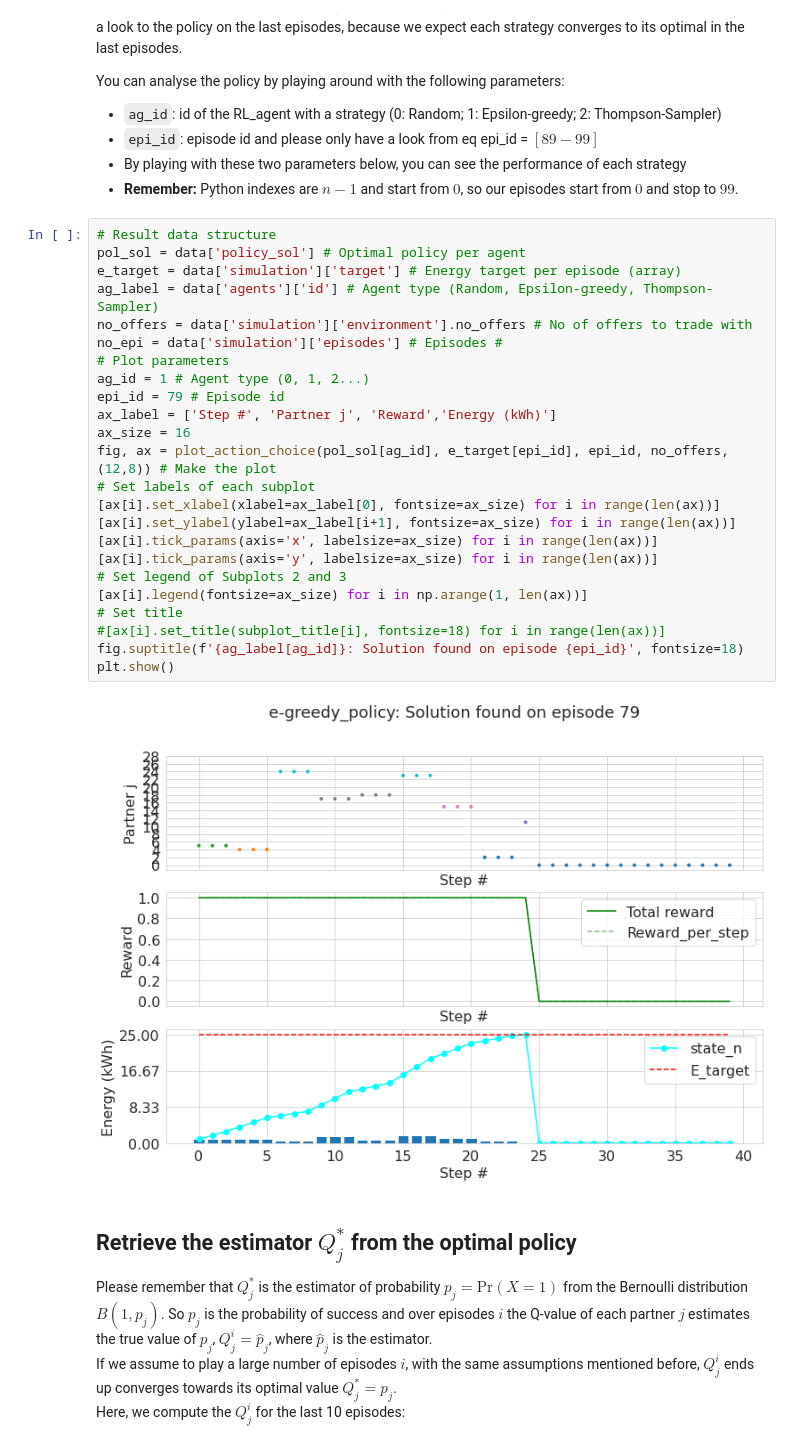
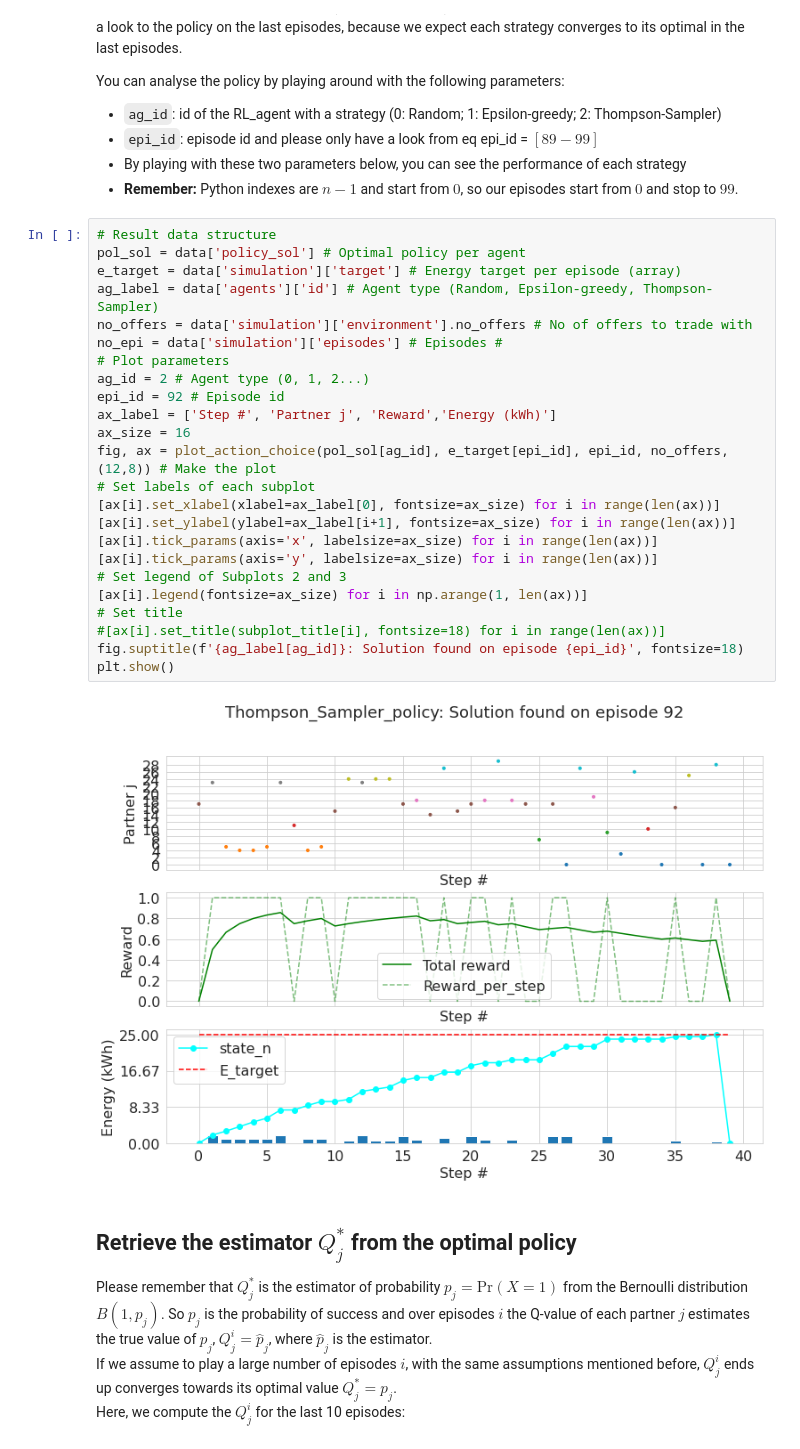
Before and after one commit to tabsa/P2P_market_MAD, a Jupyter notebook: Data_analysis_and_Policy.ipynb, the cells around one changed output. Saved outputs shown, nothing was run; the diff lists cells and outputs as text.

```diff
--- a/Data_analysis_and_Policy.ipynb
+++ b/Data_analysis_and_Policy.ipynb
@@ -191,29 +191,29 @@ You can analyse the policy by playing around with the following parameters:
 # %%
 # Result data structure
 pol_sol = data['policy_sol'] # Optimal policy per agent
 e_target = data['simulation']['target'] # Energy target per episode (array)
 ag_label = data['agents']['id'] # Agent type (Random, Epsilon-greedy, Thompson-Sampler)
 no_offers = data['simulation']['environment'].no_offers # No of offers to trade with
 no_epi = data['simulation']['episodes'] # Episodes #
 # Plot parameters
-ag_id = 1 # Agent type (0, 1, 2...)
-epi_id = 79 # Episode id
+ag_id = 2 # Agent type (0, 1, 2...)
+epi_id = 92 # Episode id
 ax_label = ['Step #', 'Partner j', 'Reward','Energy (kWh)']
 ax_size = 16
 fig, ax = plot_action_choice(pol_sol[ag_id], e_target[epi_id], epi_id, no_offers, (12,8)) # Make the plot
 # Set labels of each subplot
 [ax[i].set_xlabel(xlabel=ax_label[0], fontsize=ax_size) for i in range(len(ax))]
 [ax[i].set_ylabel(ylabel=ax_label[i+1], fontsize=ax_size) for i in range(len(ax))]
 [ax[i].tick_params(axis='x', labelsize=ax_size) for i in range(len(ax))]
 [ax[i].tick_params(axis='y', labelsize=ax_size) for i in range(len(ax))]
 # Set legend of Subplots 2 and 3
 [ax[i].legend(fontsize=ax_size) for i in np.arange(1, len(ax))]
 # Set title
 #[ax[i].set_title(subplot_title[i], fontsize=18) for i in range(len(ax))]
 fig.suptitle(f'{ag_label[ag_id]}: Solution found on episode {epi_id}', fontsize=18)
 plt.show()
 # %% [output]
-[figure, old version]
+[figure, new version]
 # %% [markdown]
 ## Retrieve the estimator $Q^{\ast}_j$ from the optimal policy
 Please remember that $Q^{\ast}_j$ is the estimator of probability $p_j = \text{Pr}(X=1)$ from the Bernoulli distribution $B(1, p_j)$. So $p_j$ is the probability of success and over episodes $i$ the Q-value of each partner $j$ estimates the true value of $p_j$, $Q^i_j = \hat{p}_j$, where $\hat{p}_j$ is the estimator. <br>
```
Also changed, not shown: parts of 3 cells of this notebook, 1 other file.
